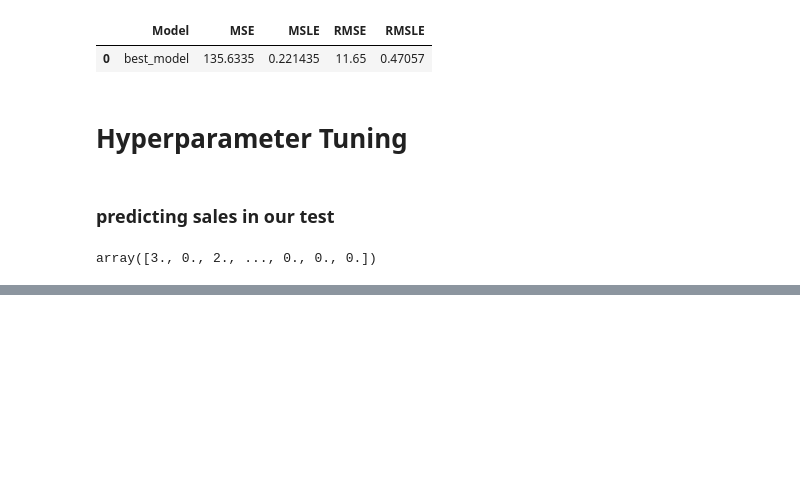
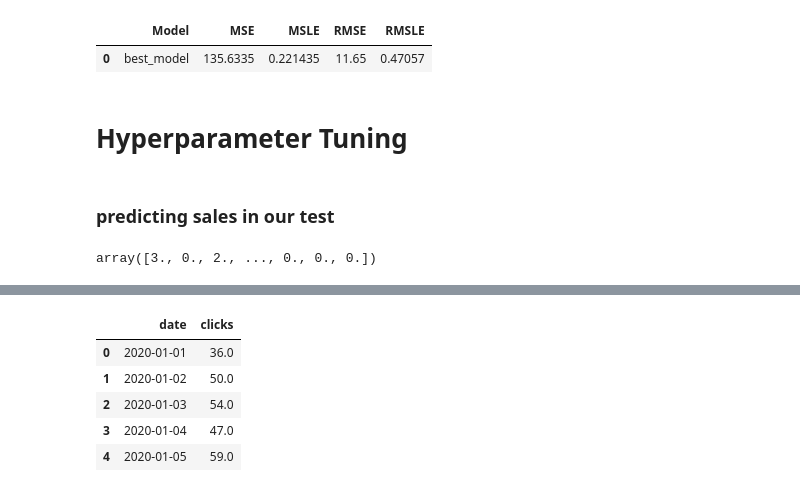
Before and after one commit to ikoghoemmanuell/Ad-Engagement-Forecasting, a Jupyter notebook: dev/notebooks/modelling_for_presentation.ipynb, the cells around one changed output, grey strips where cells are left out. Cells and saved outputs as stored; diff of their text form; code cells hidden in the pictures; blank space fills up the shorter version.

```diff
--- a/dev/notebooks/modelling_for_presentation.ipynb
+++ b/dev/notebooks/modelling_for_presentation.ipynb
@@ -714,0 +733,9 @@ sub = sample[['ID', 'clicks']]
+# %%
+concatenated_df.head()
+# %% [output]
+|  | date | clicks |
+| 0 | 2020-01-01 | 36.0 |
+| 1 | 2020-01-02 | 50.0 |
+| 2 | 2020-01-03 | 54.0 |
+| 3 | 2020-01-04 | 47.0 |
+| 4 | 2020-01-05 | 59.0 |
```
Also changed, not shown: parts of 11 cells of this notebook, 1 other file.
